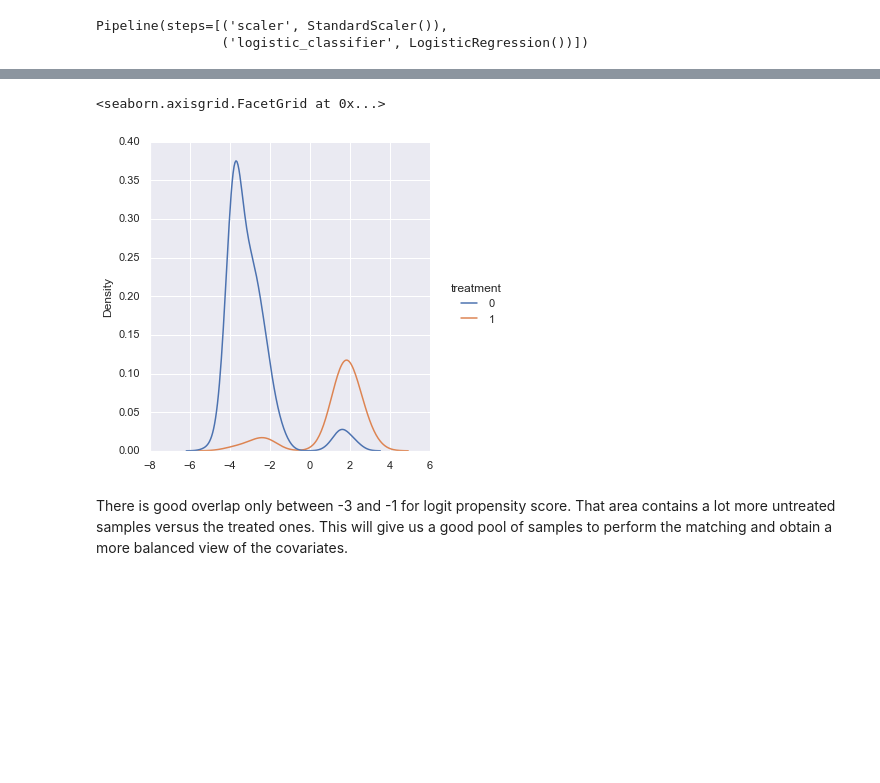
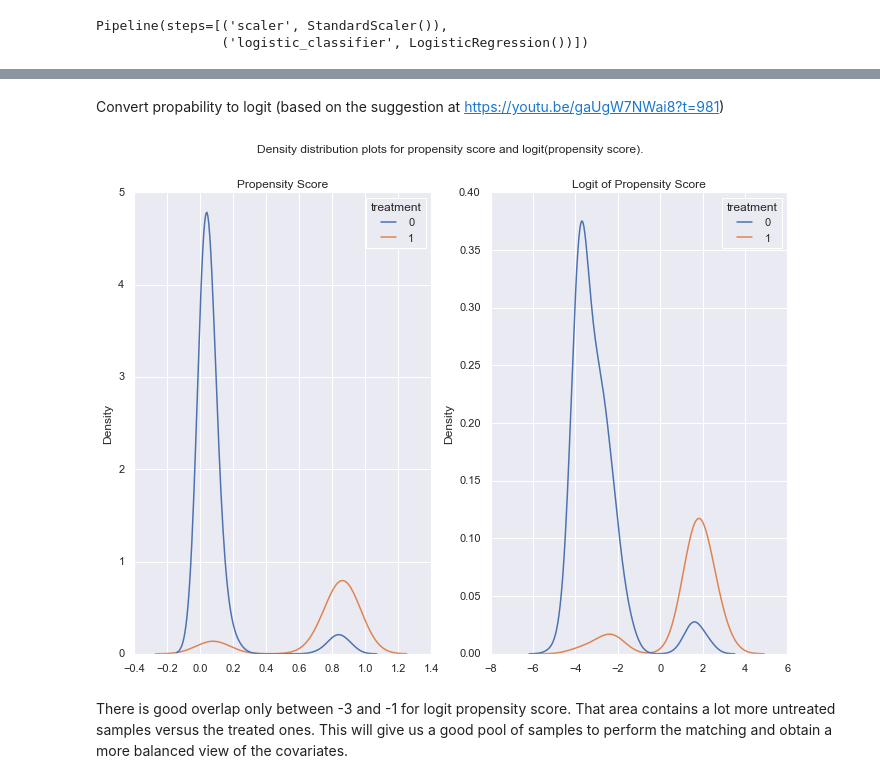
Before and after one commit to konosp/propensity-score-matching, a Jupyter notebook: propensity_score_matching_v2.ipynb, the cells around one changed output, grey strips where cells are left out. Drawn from its saved outputs; the diff is of its cells as text; code cells hidden in the pictures; blank space fills up the shorter version.

```diff
--- a/propensity_score_matching_v2.ipynb
+++ b/propensity_score_matching_v2.ipynb
@@ -99 +107,3 @@ predictions = pipe.predict_proba(X_encoded)
+# %% [markdown]
+Convert propability to logit (based on the suggestion at https://youtu.be/gaUgW7NWai8?t=981)
 # %%
@@ -101,10 +110,15 @@ predictions = pipe.predict_proba(X_encoded)
 predictions_logit = np.array([logit(xi) for xi in predictions[:,1]])
-# %%
-# Density distribution of propensity score (logic) broken down by treatment status
-sns.displot(x = predictions_logit, hue = T , kind = 'kde')
-# %% [output]
-<seaborn.axisgrid.FacetGrid at 0x...>
-[figure, removed]
+# %%
+# Density distribution of propensity score (logic) broken down by treatment status
+fig, ax = plt.subplots(1,2)
+fig.suptitle('Density distribution plots for propensity score and logit(propensity score).')
+sns.kdeplot(x = predictions[:,1], hue = T , ax = ax[0])
+ax[0].set_title('Propensity Score')
+sns.kdeplot(x = predictions_logit, hue = T , ax = ax[1])
+ax[1].set_title('Logit of Propensity Score')
+plt.show()
+# %% [output]
+[figure, added]
 # %% [markdown]
 There is good overlap only between -3 and -1 for logit propensity score. That area contains a lot more untreated samples versus the treated ones. This will give us a good pool of samples to perform the matching and obtain a more balanced view of the covariates.
 # %%
```
Also changed, not shown: parts of 12 cells of this notebook.
